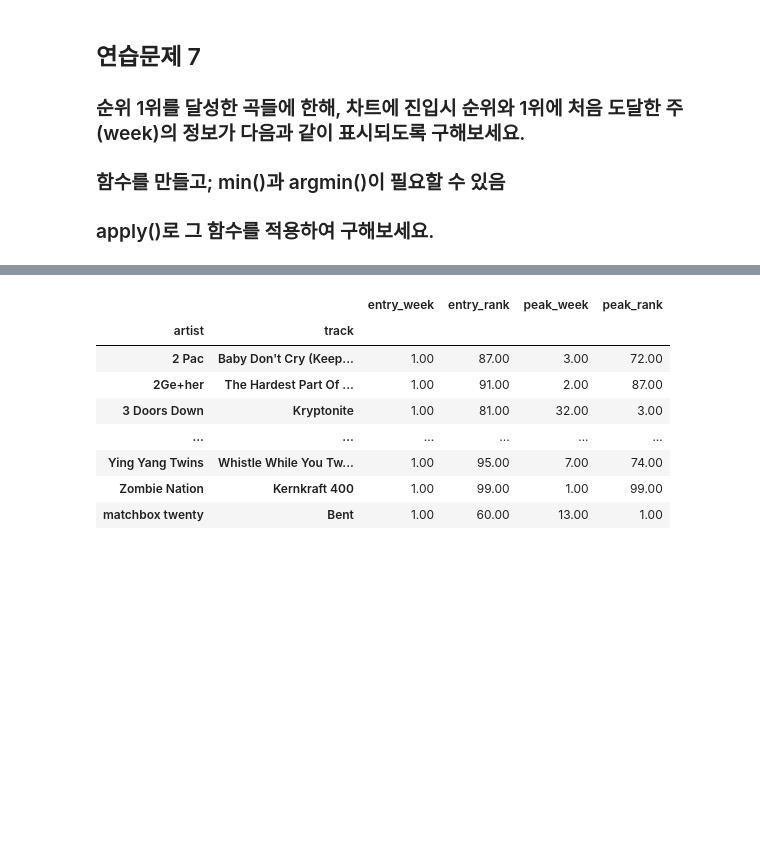
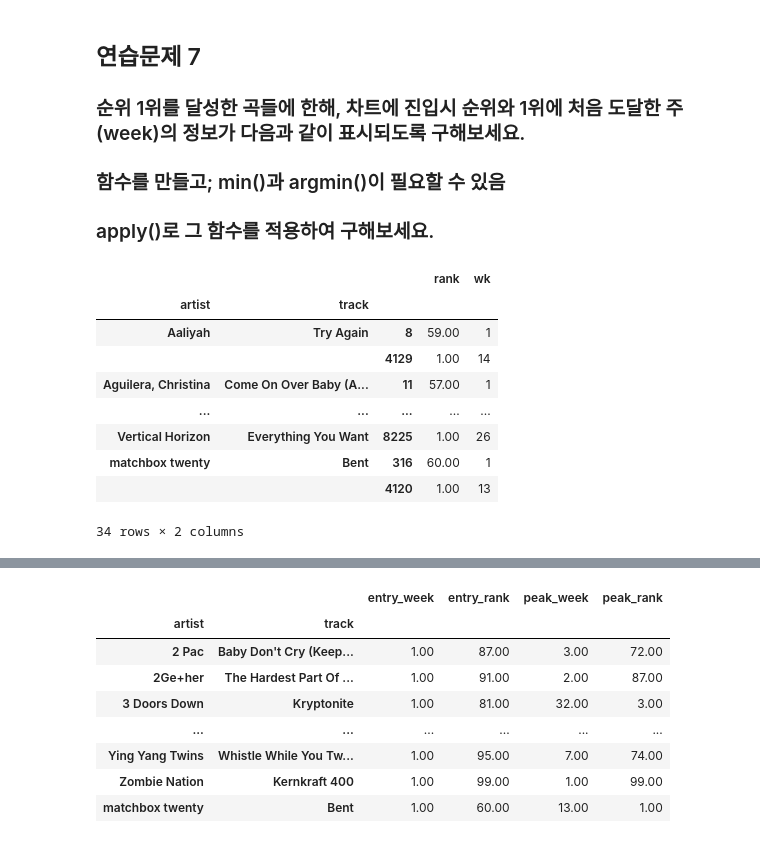
Before and after one commit to Felix-Silas/2024-1-Class, a Jupyter notebook: Data Analysis and Visualization/HW02_Billboard_Exercise.ipynb, the cells around one changed output, grey strips where cells are left out. Cells and saved outputs as stored; diff of their text form; code cells hidden in the pictures; blank space fills up the shorter version.

```diff
--- a/Data Analysis and Visualization/HW02_Billboard_Exercise.ipynb
+++ b/Data Analysis and Visualization/HW02_Billboard_Exercise.ipynb
@@ -230,3 +326,29 @@ combined_df
 ### 함수를 만들고; min()과 argmin()이 필요할 수 있음
 
 ### apply()로 그 함수를 적용하여 구해보세요.
+# %%
+# 정답 1
+def isranked(df, n=1):
+    if df["rank"].min() == n:
+        idx_rank = df["rank"].argmin()
+        idx_wk = df["wk"].argmin()
+        return df.iloc[[idx_wk, idx_rank], :]
+
+wk_rank = (
+    billboard_long.groupby(["artist", "track"])[["rank", "wk"]]
+    .apply(isranked)
+    # .reset_index(level=[0, 1])
+    # .reset_index().drop(columns="level_2")
+)
+wk_rank
+# %% [output]
+|  |  |  | rank | wk |
+| artist | track |  |  |  |
+| Aaliyah | Try Again | 8 | 59.00 | 1 |
+|  |  | 4129 | 1.00 | 14 |
+| Aguilera, Christina | Come On Over Baby (A... | 11 | 57.00 | 1 |
+| ... | ... | ... | ... | ... |
+| Vertical Horizon | Everything You Want | 8225 | 1.00 | 26 |
+| matchbox twenty | Bent | 316 | 60.00 | 1 |
+|  |  | 4120 | 1.00 | 13 |
+34 rows × 2 columns
```
Also changed, not shown: parts of 14 cells of this notebook.
